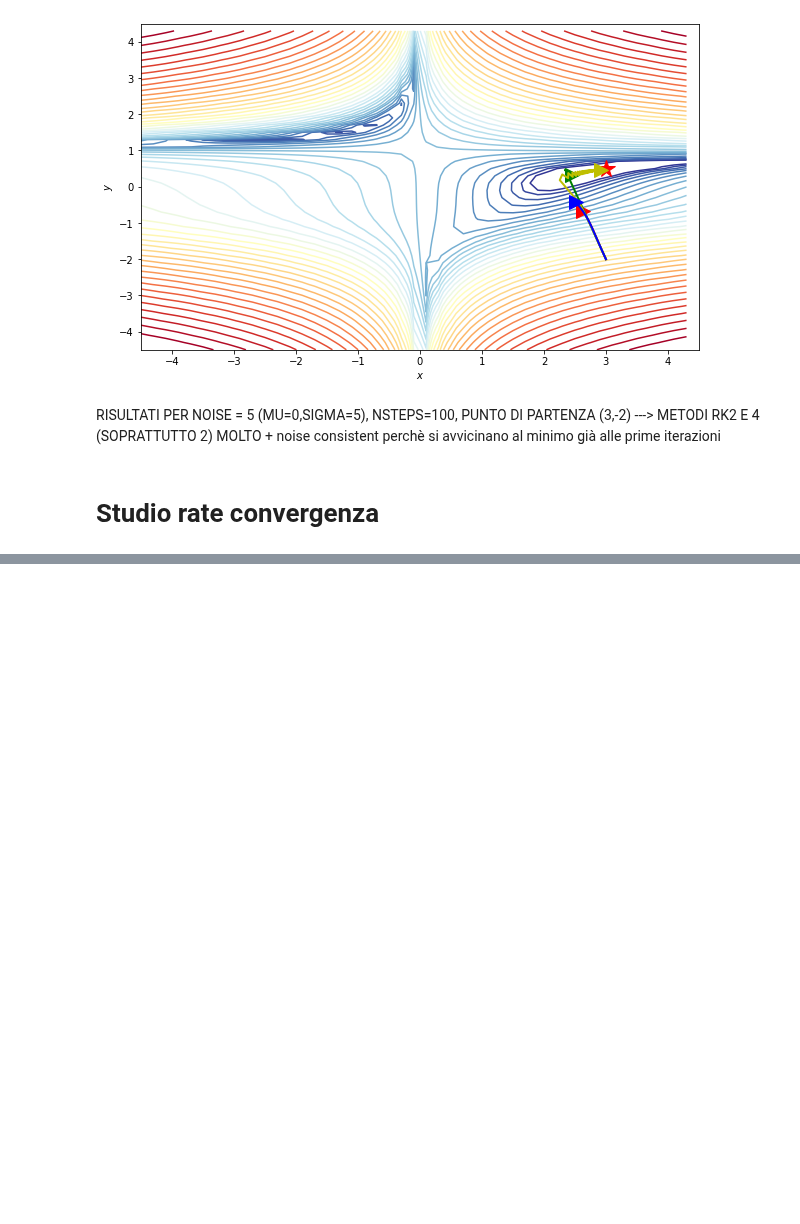
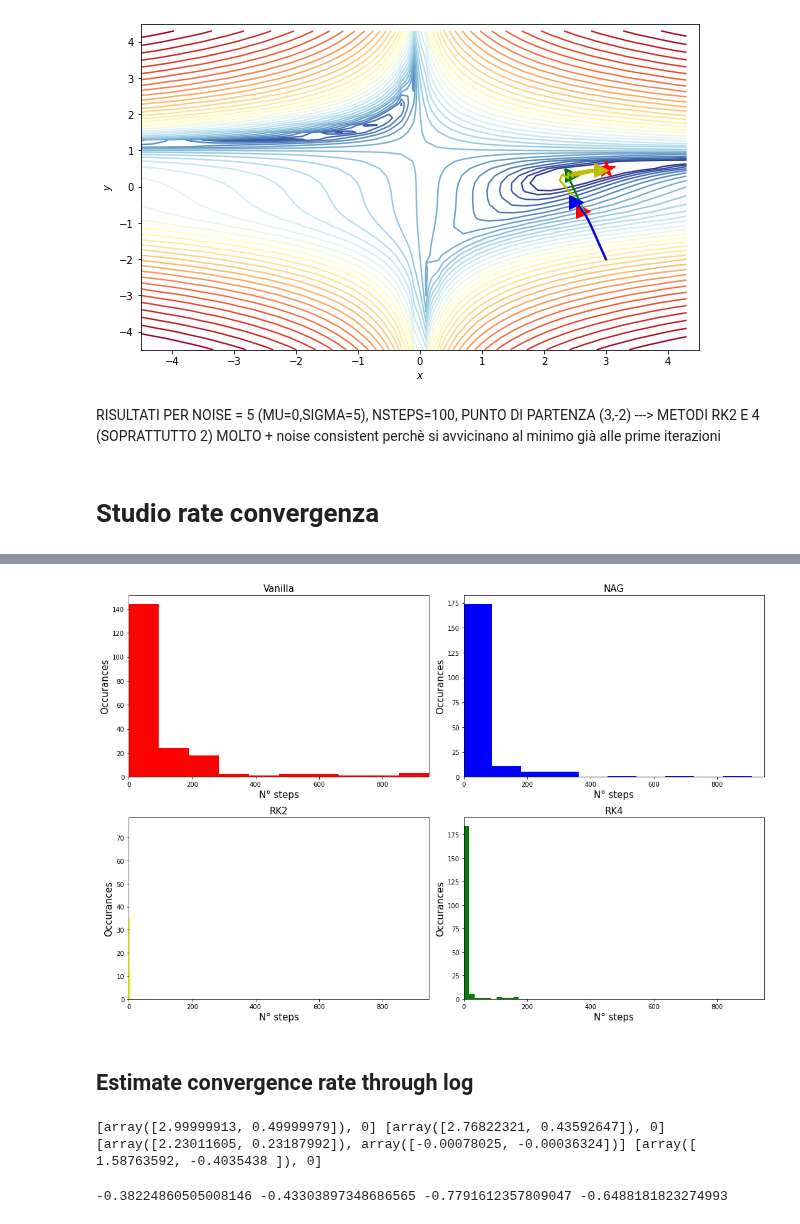
Before and after one commit to SimonePip/FDS, a Jupyter notebook: Final_project/Notebook_brutto.ipynb, the cells around one changed output, grey strips where cells are left out. Drawn from its saved outputs; the diff is of its cells as text; code cells hidden in the pictures; blank space fills up the shorter version.

```diff
--- a/Final_project/Notebook_brutto.ipynb
+++ b/Final_project/Notebook_brutto.ipynb
@@ -454,0 +411,6 @@ plt.show()
+# %%
+indexes=np.where(np.array(van)==(-1)) #indici per cui vanilla non converge -->li vogliamo levare anche dagli altri hist per fare un confronto serio
+# %%
+nag_comparison=np.delete(nag,indexes)
+rk2_comparison=np.delete(rk2,indexes)
+rk4_comparison=np.delete(rk4,indexes)
@@ -454,0 +457,69 @@ plt.show()
+# %%
+#Se vogliamo plottare tutte le volte che converge vanilla (convergono anche tutti gli altri tranne 1 valore di rk2 (SHHHHHH))
+#qui quindi abbiamo sostanzialmente lo stesso numero di run in ogni plot (che ci permette di fare un confronto)
+fig, ((ax1, ax2), (ax3, ax4)) = plt.subplots(2,2,figsize=(15,10))
+maxi=np.max(np.array([np.max(van_comparison),np.max(nag_comparison),np.max(rk2_comparison),np.max(rk4_comparison)]))
+
+ax1.hist(van_comparison, color = "red", density=False)
+ax1.set_title("Vanilla",fontsize=15)
+ax1.set_ylabel("Occurances",fontsize=15)
+ax1.set_xlabel("N° steps",fontsize=15)
+ax1.set_xlim([0, maxi])
+
+ax2.hist(nag_comparison, color='blue',  density=False)
+ax2.set_title("NAG",fontsize=15)
+ax2.set_ylabel("Occurances",fontsize=15)
+ax2.set_xlabel("N° steps",fontsize=15)
+ax2.set_xlim([0, maxi])
+
+ax3.hist(rk2_comparison, color='yellow',  density=False)
+ax3.set_title("RK2",fontsize=15)
+ax3.set_ylabel("Occurances",fontsize=15)
+ax3.set_xlabel("N° steps",fontsize=15)
+ax3.set_xlim([0, maxi])
+
+ax4.hist(rk4_comparison, color='green', density=False)
+ax4.set_title("RK4",fontsize=15)
+ax4.set_ylabel("Occurances",fontsize=15)
+ax4.set_xlabel("N° steps",fontsize=15)
+ax4.set_xlim([0, maxi])
+
+fig.tight_layout()
+plt.show()
+# %% [output]
+[figure, added]
+# %% [markdown]
+## Estimate convergence rate through log
+# %%
+# Initialize theta0
+#inizializzazioni da dove convergiamo meglio
+#[-1,-1],[3,-3],[3,3],[-1,-4]
+
+
+theta0 = [np.array([2,-2]),0]
+
+
+# Run Gradient Ascent method
+n_iter=1000
+theta_final_vanilla, log_l_history_vanilla,descent_trajectory_vanilla,k1 = gradient_descent(theta0,features=theta0,target=theta0,lr=0.0001,
+                                                            num_steps=n_iter,loss=beales_function,
+                                                            GD_type=vanilla_descent,gradient_function=beales_gradient,
+                                                            beta=0.01,n_iter=n_iter,t=0, theta_p=0,tolerance=tol)
+
+theta_final_NAG, log_l_history_NAG,descent_trajectory_NAG,k2 = gradient_descent(theta0,features=theta0,target=theta0,lr=0.0001,
+                                                       num_steps=n_iter,loss=beales_function,
+                                                       GD_type=NAG,gradient_function=beales_gradient,
+                                                       beta=0.01,n_iter=n_iter,t=0, theta_p=0,tolerance=tol)
+theta_final_RK4, log_l_history_RK4,descent_trajectory_RK4,k3 = gradient_descent(theta0,features=theta0,target=theta0,lr=0.0001,
+                                                       num_steps=n_iter,loss=beales_function,
+                                                       GD_type=RK4,gradient_function=beales_gradient,
+                                                       beta=0.01,n_iter=n_iter,t=0, theta_p=0,tolerance=tol)
+
+theta_final_RK2, log_l_history_RK2,descent_trajectory_RK2,k4 = gradient_descent(theta0,features=theta0,target=theta0,lr=0.0001,
+                                                       num_steps=n_iter,loss=beales_function,
+                                                       GD_type=RK_2_adaptive_gradient,gradient_function=beales_gradient,
+                                                       beta=0.01, n_iter=n_iter,t=0, theta_p=0,tolerance=tol)
+
+print(theta_final_RK2, theta_final_RK4, theta_final_NAG, theta_final_vanilla)
+# %% [output]
+[array([2.99999913, 0.49999979]), 0] [array([2.76822321, 0.43592647]), 0] [array([2.23011605, 0.23187992]), array([-0.00078025, -0.00036324])] [array([ 1.58763592, -0.4035438 ]), 0]
@@ -454,0 +562,4 @@ plt.show()
+# %%
+print(m1,m2,m3,m4)
+# %% [output]
+-0.38224860505008146 -0.43303897348686565 -0.7791612357809047 -0.6488181823274993
```
Also changed, not shown: parts of 17 cells of this notebook.
